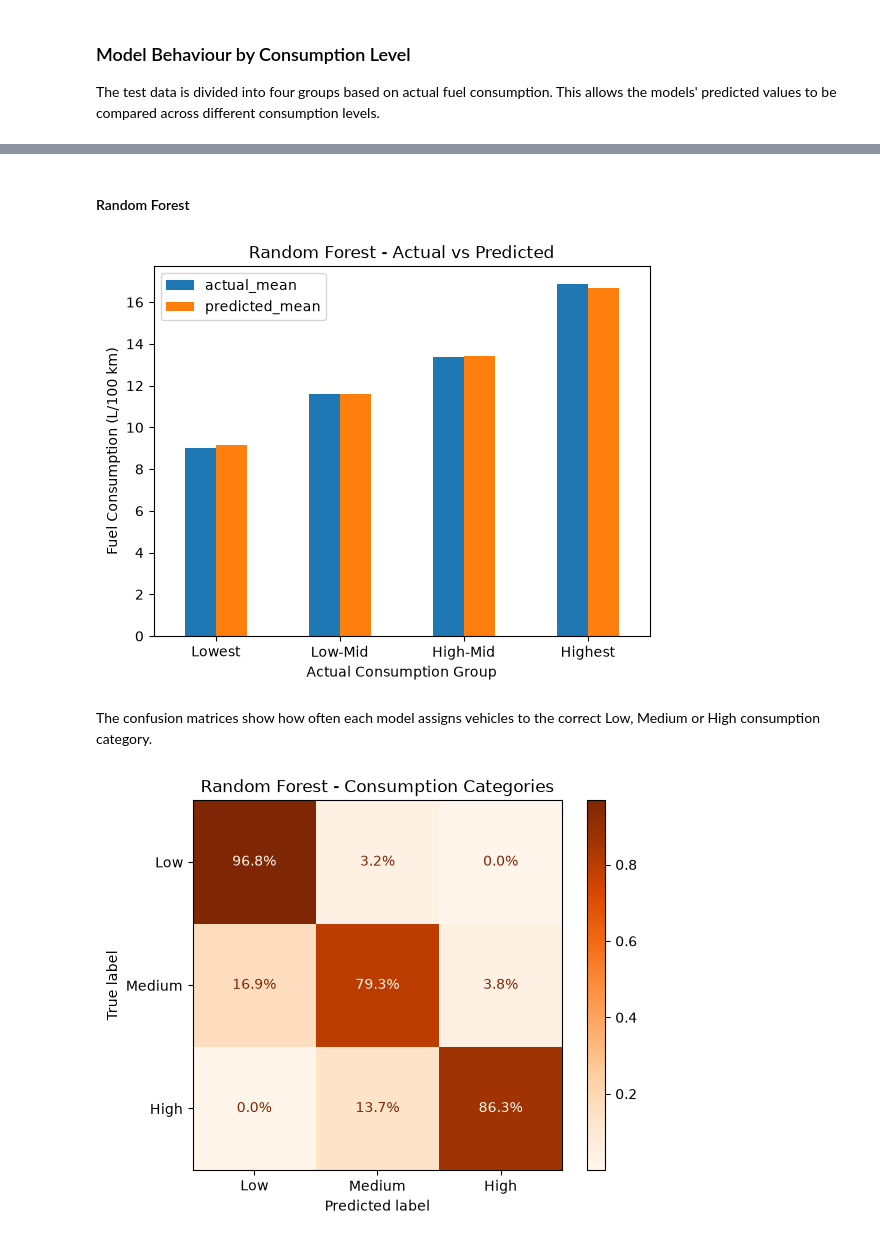
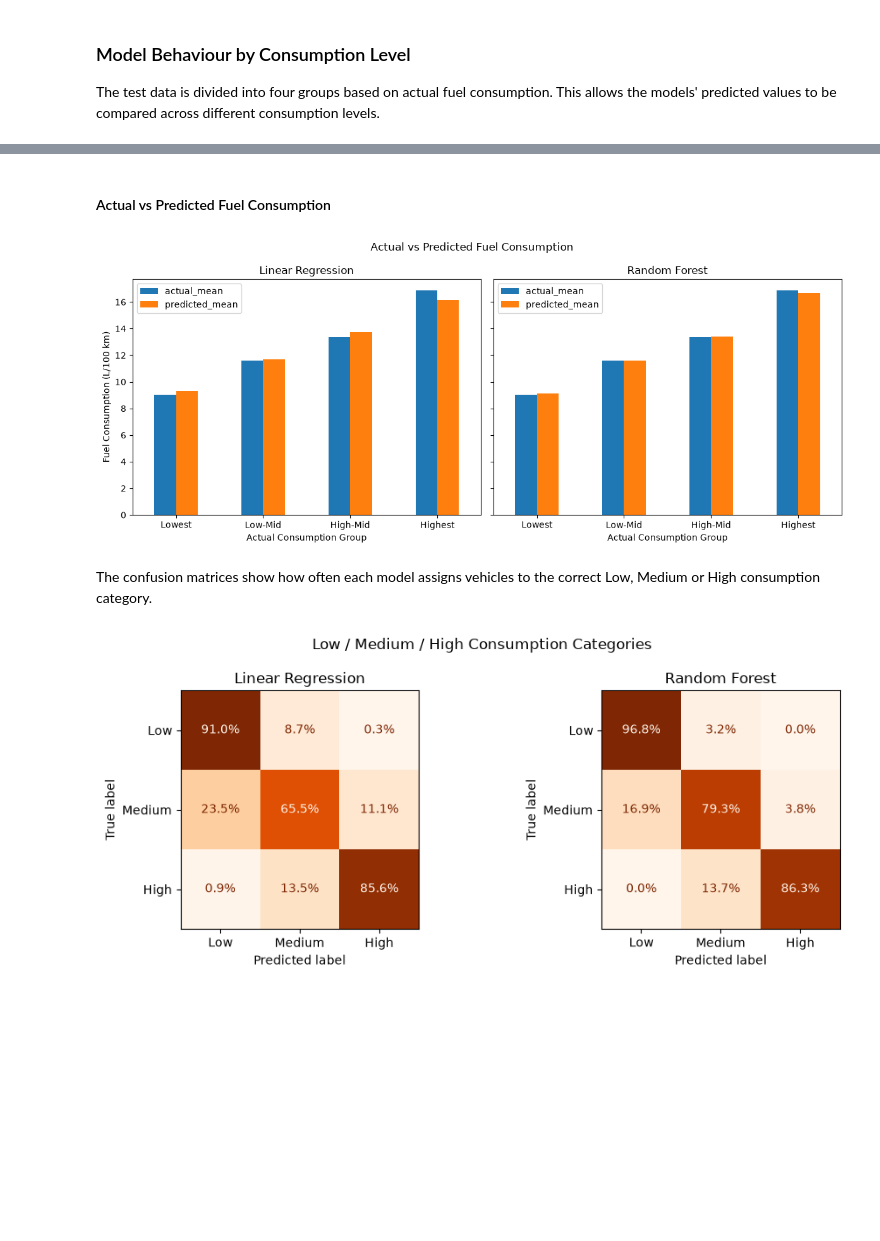
Before and after one commit to theorob284/Fuel-Classification, a Jupyter notebook: src/model_comparison.ipynb, the cells around one changed output, grey strips where cells are left out. Cells and saved outputs as stored; diff of their text form; code cells hidden in the pictures; blank space fills up the shorter version.

Commit message:
Move actual vs predicted and confusion matrix side by side

```diff
--- a/src/model_comparison.ipynb
+++ b/src/model_comparison.ipynb
@@ -227,28 +179,62 @@ plt.show()
 # %% [markdown]
-#### Random Forest
+#### Actual vs Predicted Fuel Consumption
 # %%
 rf_group_summary = (
     random_forest
     .groupby("consumption_group", observed=True)
     .agg(
         actual_mean=("actual", "mean"),
         predicted_mean=("predicted", "mean")
     )
 )
 
-rf_group_summary.plot(kind="bar")
+linear_group_summary = (
+    linear
+    .groupby("consumption_group", observed=True)
+    .agg(
+        actual_mean=("actual", "mean"),
+        predicted_mean=("predicted", "mean")
+    )
+)
 
-plt.ylabel("Fuel Consumption (L/100 km)")
-plt.xlabel("Actual Consumption Group")
-plt.title("Random Forest - Actual vs Predicted")
-plt.xticks(rotation=0)
 
+fig, axes = plt.subplots(1, 2, figsize=(12, 5), sharey=True)
+
+linear_group_summary.plot(
+    kind="bar",
+    ax=axes[0]
+)
+axes[0].set_title("Linear Regression")
+axes[0].set_xlabel("Actual Consumption Group")
+axes[0].set_ylabel("Fuel Consumption (L/100 km)")
+axes[0].tick_params(axis="x", rotation=0)
+
+rf_group_summary.plot(
+    kind="bar",
+    ax=axes[1]
+)
+axes[1].set_title("Random Forest")
+axes[1].set_xlabel("Actual Consumption Group")
+axes[1].set_ylabel("")
+axes[1].tick_params(axis="x", rotation=0)
+
+fig.suptitle("Actual vs Predicted Fuel Consumption")
+plt.tight_layout()
 plt.show()
 # %% [output]
-[figure, old version]
+[figure, new version]
 # %% [markdown]
 The confusion matrices show how often each model assigns vehicles to the correct Low, Medium or High consumption category.
 # %%
+labels = ["Low", "Medium", "High"]
+
+linear_cm = confusion_matrix(
+    linear["actual_category"],
+    linear["predicted_category"],
+    labels=labels,
+    normalize="true"
+)
+
 rf_cm = confusion_matrix(
     random_forest["actual_category"],
     random_forest["predicted_category"],
@@ -256,17 +242,39 @@ rf_cm = confusion_matrix(
     normalize="true"
 )
 
-display = ConfusionMatrixDisplay(
+fig, axes = plt.subplots(1, 2, figsize=(10, 4))
+
+linear_display = ConfusionMatrixDisplay(
+    confusion_matrix=linear_cm,
+    display_labels=labels
+)
+
+linear_display.plot(
+    values_format=".1%",
+    cmap="Oranges",
+    ax=axes[0],
+    colorbar=False
+)
+
+axes[0].set_title("Linear Regression")
+
+
+rf_display = ConfusionMatrixDisplay(
     confusion_matrix=rf_cm,
     display_labels=labels
 )
 
-display.plot(
+rf_display.plot(
     values_format=".1%",
-    cmap="Oranges"
+    cmap="Oranges",
+    ax=axes[1],
+    colorbar=False
 )
 
-plt.title("Random Forest - Consumption Categories")
+axes[1].set_title("Random Forest")
+
+fig.suptitle("Low / Medium / High Consumption Categories")
+plt.tight_layout()
 plt.show()
 # %% [output]
-[figure, old version]
+[figure, new version]
```
Also changed, not shown: parts of 4 cells of this notebook.
